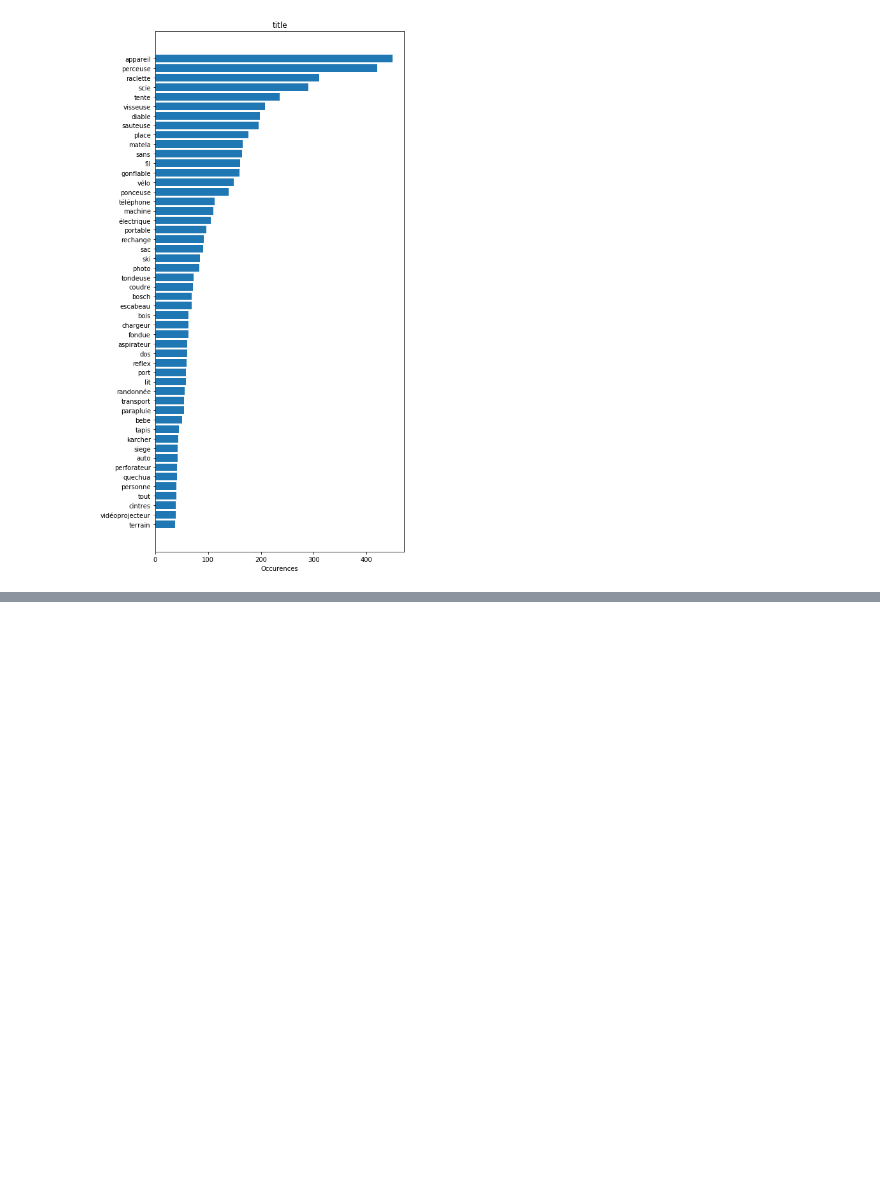
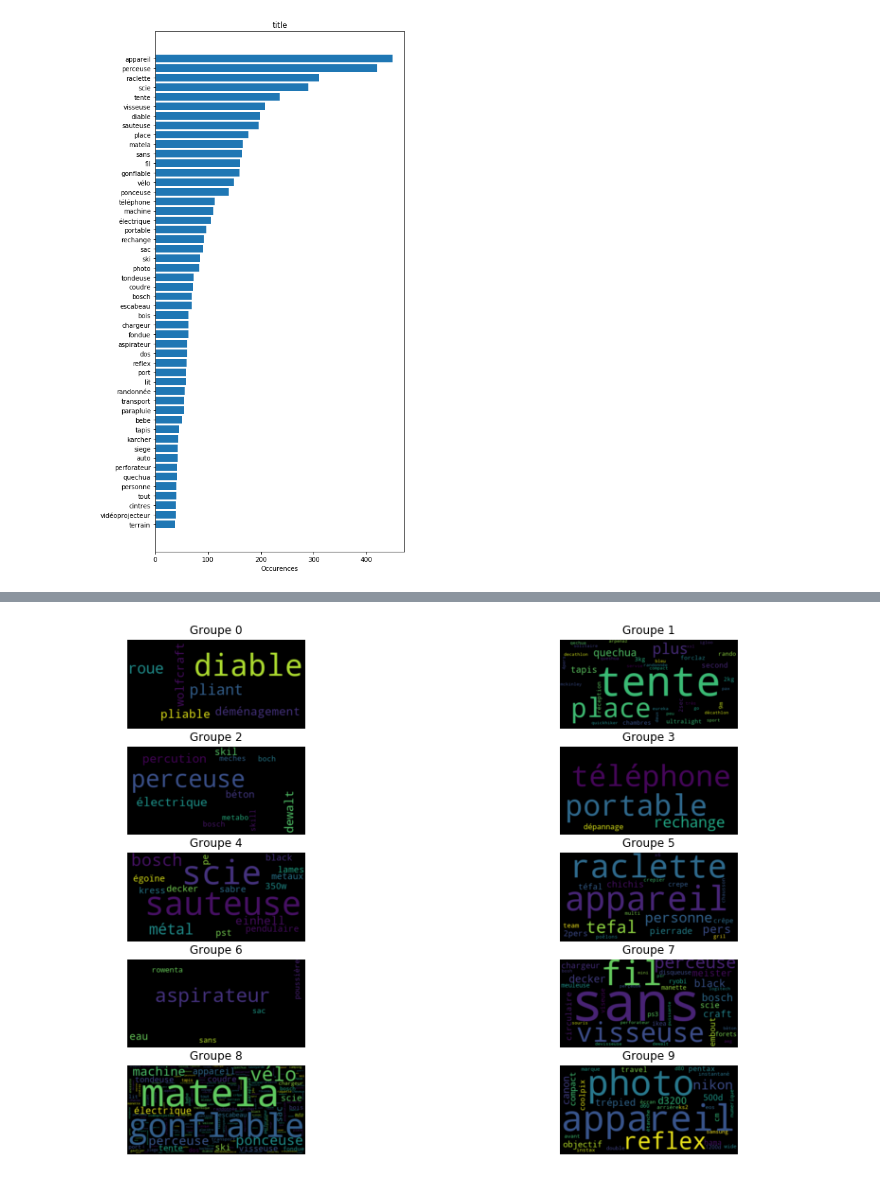
Before and after one commit to NicolasRossignol/Product_categorization, a Jupyter notebook: Draft_Product categorization.ipynb, the cells around one changed output, grey strips where cells are left out. Saved outputs shown, nothing was run; the diff lists cells and outputs as text; code cells hidden in the pictures; blank space fills up the shorter version.

```diff
--- a/Draft_Product categorization.ipynb
+++ b/Draft_Product categorization.ipynb
@@ -807,0 +956,8 @@ plt.show()
+# %%
+corpus_gen = []
+for doc in corpus:
+    s = ' '
+    corpus_gen.extend(
+    [s.join([min(racine_kw[w]) for w in tokenizer.tokenize(doc)]
+    )])
+corpus_gen
@@ -807,0 +982,28 @@ plt.show()
+# %%
+def rac_to_gen(corpus):
+    corpus_gen = []
+    for doc in corpus:
+        s = ' '
+        corpus_gen.extend(
+        [s.join([min(racine_kw[w]) for w in tokenizer.tokenize(doc)]
+        )])
+    return corpus_gen
+# %%
+from wordcloud import WordCloud
+
+fig = plt.figure(figsize=(15,10))
+for i in range(10):
+    df_tmp=data[data['labels']==i]
+    corpus_tmp=stemming_corpus(df_tmp['product_name'])
+    corpus_tmp=rac_to_gen(corpus_tmp)
+    corpus_tmp=' '.join(corpus_tmp)
+    plt.subplot(5,2,i+1)
+    # collocations=False pour éviter qu'il ne considère des paires de mots fréquentes
+    wordcloud = WordCloud(collocations=False).generate(corpus_tmp)
+    # Display the generated image:
+    plt.imshow(wordcloud, interpolation='bilinear')
+    plt.title('Groupe {}'.format(i))
+    plt.axis("off")
+plt.show()
+# %% [output]
+[figure, added]
```
Also changed, not shown: parts of 17 cells of this notebook, 1 other file.
